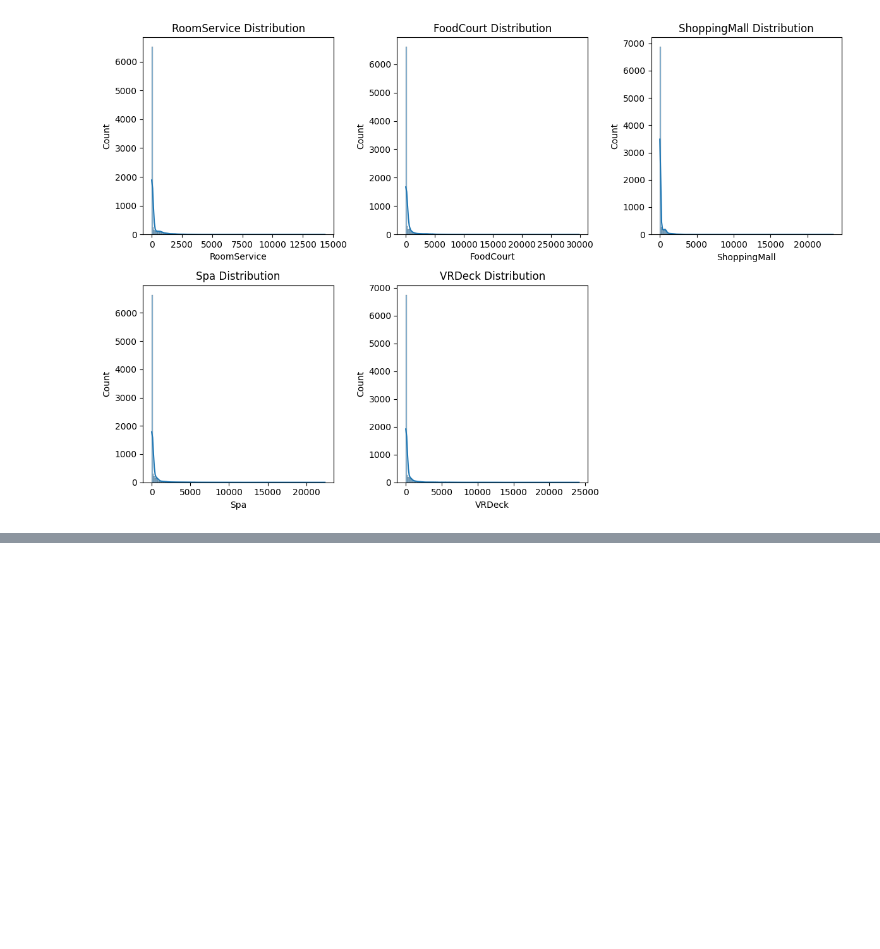
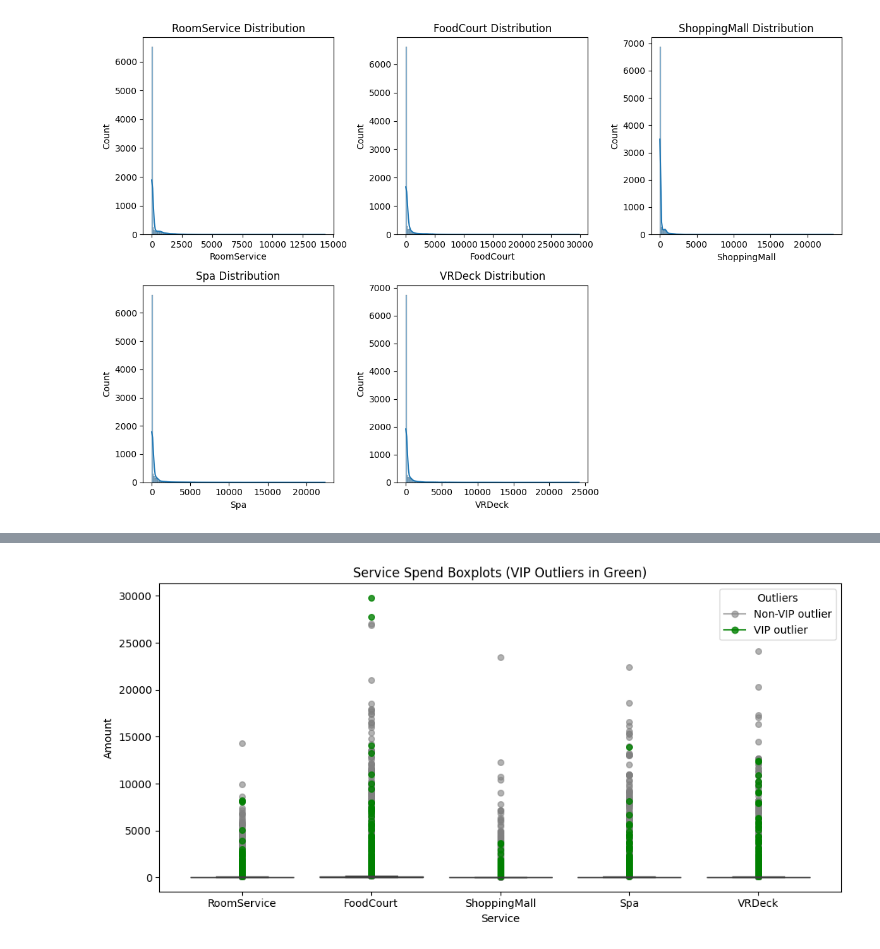
Before and after one commit to emilook86/titanic-moa, a Jupyter notebook: EDA.ipynb, the cells around one changed output, grey strips where cells are left out. Saved outputs shown, nothing was run; the diff lists cells and outputs as text; code cells hidden in the pictures; blank space fills up the shorter version.

```diff
--- a/EDA.ipynb
+++ b/EDA.ipynb
@@ -156,0 +159,90 @@ plt.show()
+# %%
+plt.figure(figsize=(10, 5))
+spend_long = df[spend_cols + ["VIP"]].melt(
+    id_vars="VIP", var_name="Service", value_name="Amount"
+)
+
+outliers = []
+for col in spend_cols:
+    series = df[col].dropna()
+    if series.empty:
+        continue
+    q1 = series.quantile(0.25)
+    q3 = series.quantile(0.75)
+    iqr = q3 - q1
+    lower = q1 - 1.5 * iqr
+    upper = q3 + 1.5 * iqr
+
+    subset = df[[col, "VIP"]].copy()
+    mask = (subset[col] < lower) | (subset[col] > upper)
+    subset = subset[mask].dropna(subset=[col])
+    subset = subset.rename(columns={col: "Amount"})
+    subset["Service"] = col
+    outliers.append(subset)
+
+outliers_df = (
+    pd.concat(outliers, ignore_index=True)
+    if outliers
+    else pd.DataFrame(columns=["Amount", "VIP", "Service"])
+)
+vip_outlier_mask = outliers_df["VIP"].astype(str).str.lower() == "true"
+pos_map = {service: i for i, service in enumerate(spend_cols)}
+
+ax = sns.boxplot(
+    data=spend_long,
+    x="Service",
+    y="Amount",
+    orient="v",
+    order=spend_cols,
+    showfliers=False,
+)
+
+if not outliers_df.empty:
+    ax.scatter(
+        outliers_df.loc[~vip_outlier_mask, "Service"].map(pos_map),
+        outliers_df.loc[~vip_outlier_mask, "Amount"],
+        color="gray",
+        alpha=0.6,
+        s=30,
+        marker="o",
+        label="Non-VIP outlier",
+    )
+    ax.scatter(
+        outliers_df.loc[vip_outlier_mask, "Service"].map(pos_map),
+        outliers_df.loc[vip_outlier_mask, "Amount"],
+        color="green",
+        alpha=0.8,
+        s=30,
+        marker="o",
+        label="VIP outlier",
+    )
+
+legend_handles = [
+    Line2D(
+        [0],
+        [0],
+        marker="o",
+        color="gray",
+        label="Non-VIP outlier",
+        markerfacecolor="gray",
+        markersize=6,
+        alpha=0.6,
+    ),
+    Line2D(
+        [0],
+        [0],
+        marker="o",
+        color="green",
+        label="VIP outlier",
+        markerfacecolor="green",
+        markersize=6,
+        alpha=0.8,
+    ),
+]
+ax.legend(handles=legend_handles, title="Outliers", frameon=True)
+plt.title("Service Spend Boxplots (VIP Outliers in Green)")
+plt.ylabel("Amount")
+plt.tight_layout()
+plt.show()
+# %% [output]
+[figure, added]
```
Also changed, not shown: parts of 4 cells of this notebook, 5 other files.
